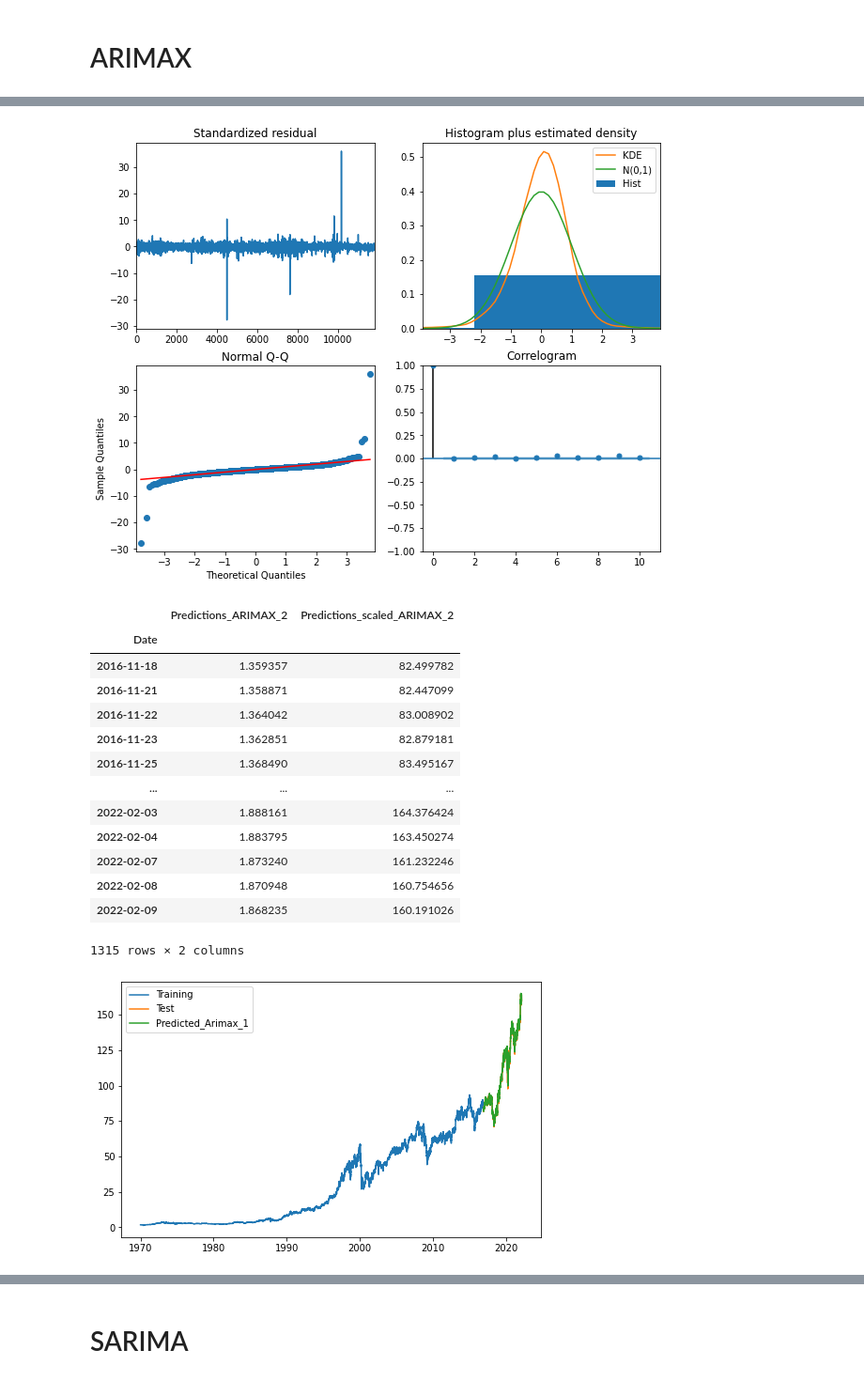
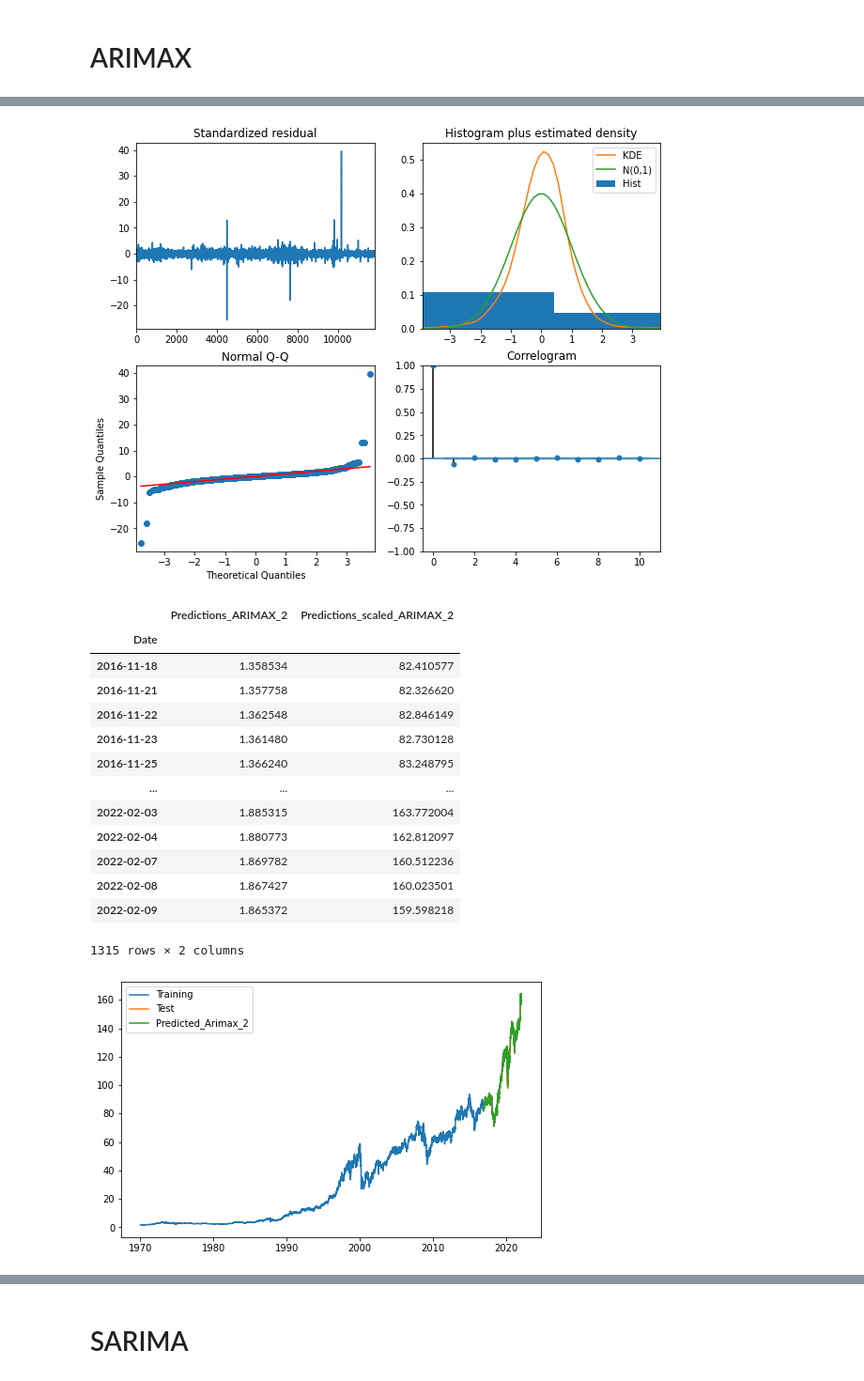
Before and after one commit to francescoliso/Time-Series-Analysis, a Jupyter notebook: 4_Arima_Arimax_Sarima_Sarimax.ipynb, the cells around one changed output, grey strips where cells are left out. Shown: that part at 94% size. Cells and saved outputs as stored; diff of their text form; code cells hidden in the pictures.

```diff
--- a/4_Arima_Arimax_Sarima_Sarimax.ipynb
+++ b/4_Arima_Arimax_Sarima_Sarimax.ipynb
@@ -308,7 +313,4 @@ Max_error: 39.9192
 # %% [markdown]
 # ARIMAX
 # %%
-exogenous_features = ["Open", "High", "Low"]
-
-'''["Open", "High", "Low", "Adj Close",
-                      "Volume"] '''
+exogenous_features = ["Open", "High", "Low", "Adj Close", "Volume"]
@@ -613,0 +591,3 @@ Max_error: 8.0860
+# %%
+train_data_exog = train_data_exog[:, :3]
+train_data_exog.shape
@@ -613,0 +596,3 @@ Max_error: 8.0860
+# %%
+test_data_exog = test_data_exog[:, :3]
+test_data_exog.shape
@@ -615,8 +602,7 @@ Max_error: 8.0860
 model_autoARIMAX_2 = auto_arima(train_data_endog , exogenous=train_data_exog, start_p=0, start_q=0,
                       test='adf',       # use adftest to find optimal 'd'
                       max_p=1, max_q=1, # maximum p and q
-                      m=1,              # frequency of series
-                      d=None,           # let model determine 'd'
+                      d=1,           # let model determine 'd'
                       seasonal=False,   # No Seasonality
                       trace=True,
                       error_action='ignore',
@@ -663,7 +649,7 @@ Warnings:
 model_autoARIMAX_2.plot_diagnostics(figsize=(10,8))
 plt.show()
 # %% [output]
-[figure, old version]
+[figure, new version]
 # %%
 prediction_ARIMAX_2 = pd.DataFrame(model_autoARIMAX_2.predict(n_periods = 1315, exogenous=test_data_exog), index=test_data.index)
 prediction_ARIMAX_2.columns = ['Predictions_ARIMAX_2']
@@ -673,27 +659,27 @@ prediction_ARIMAX_2
 # %% [output]
 |  | Predictions_ARIMAX_2 | Predictions_scaled_ARIMAX_2 |
 | Date |  |  |
-| 2016-11-18 | 1.359357 | 82.499782 |
-| 2016-11-21 | 1.358871 | 82.447099 |
-| 2016-11-22 | 1.364042 | 83.008902 |
-| 2016-11-23 | 1.362851 | 82.879181 |
-| 2016-11-25 | 1.368490 | 83.495167 |
+| 2016-11-18 | 1.358534 | 82.410577 |
+| 2016-11-21 | 1.357758 | 82.326620 |
+| 2016-11-22 | 1.362548 | 82.846149 |
+| 2016-11-23 | 1.361480 | 82.730128 |
+| 2016-11-25 | 1.366240 | 83.248795 |
 | ... | ... | ... |
-| 2022-02-03 | 1.888161 | 164.376424 |
-| 2022-02-04 | 1.883795 | 163.450274 |
-| 2022-02-07 | 1.873240 | 161.232246 |
-| 2022-02-08 | 1.870948 | 160.754656 |
-| 2022-02-09 | 1.868235 | 160.191026 |
+| 2022-02-03 | 1.885315 | 163.772004 |
+| 2022-02-04 | 1.880773 | 162.812097 |
+| 2022-02-07 | 1.869782 | 160.512236 |
+| 2022-02-08 | 1.867427 | 160.023501 |
+| 2022-02-09 | 1.865372 | 159.598218 |
 1315 rows × 2 columns
 # %%
 plt.figure(figsize=(8,5))
 plt.plot(train_data.Close ,label="Training")
 plt.plot(test_data.Close ,label="Test")
-plt.plot(prediction_ARIMAX_2.Predictions_scaled_ARIMAX_2, label="Predicted_Arimax_1")
+plt.plot(prediction_ARIMAX_2.Predictions_scaled_ARIMAX_2, label="Predicted_Arimax_2")
 plt.legend(loc = 'upper left')
 plt.show()
 # %% [output]
-[figure, old version]
+[figure, new version]
 # %%
 def evaluate_prediction(predicted, actual, model_name):
         mse = mean_squared_error(predicted, actual)
```
Also changed, not shown: parts of 83 cells of this notebook.
